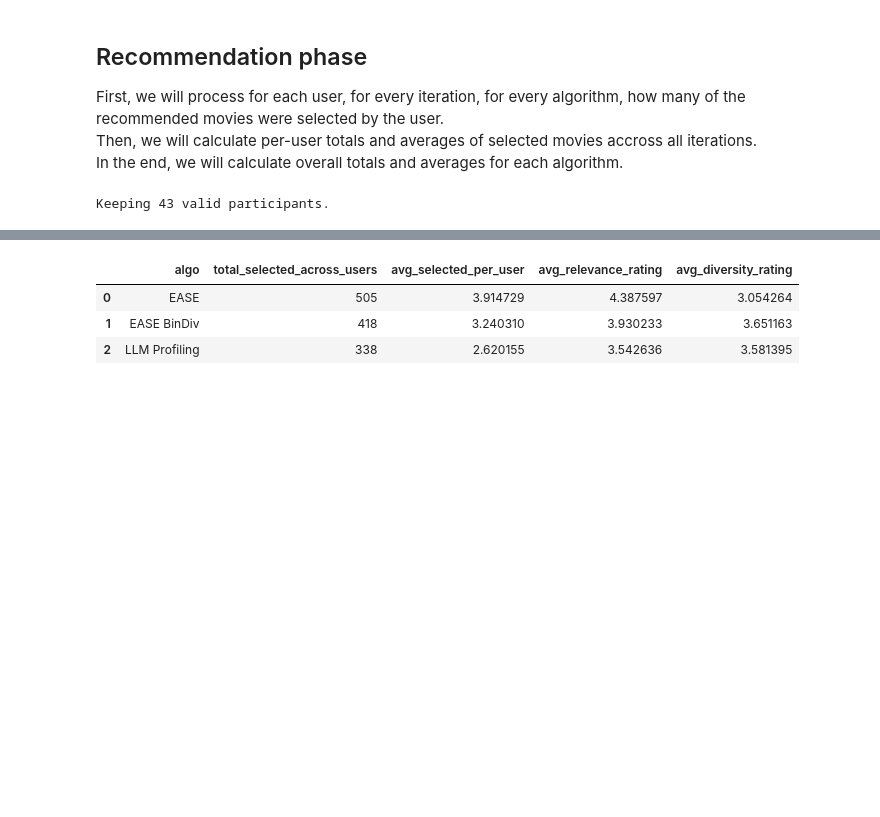
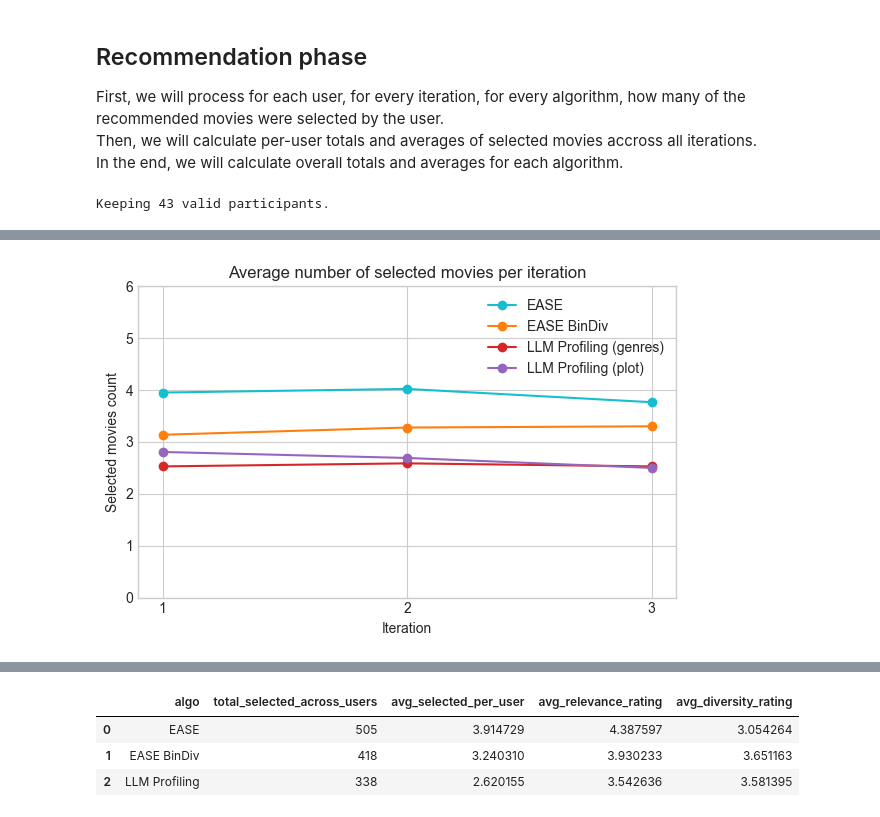
Before and after one commit to RichardFedak/llm-diversity, a Jupyter notebook: experiment/EasyStudy/reporting/report.ipynb, the cells around one changed output, grey strips where cells are left out. Drawn from its saved outputs; the diff is of its cells as text; code cells hidden in the pictures; blank space fills up the shorter version.

```diff
--- a/experiment/EasyStudy/reporting/report.ipynb
+++ b/experiment/EasyStudy/reporting/report.ipynb
@@ -507,3 +533,53 @@ plt.show()
+# %%
+grouped_df = per_iter_df.groupby(['iteration', 'algo', 'stimulus'])[['selected_count']].mean().reset_index()
+
+# For non-LLM Profiling algos, just keep stimulus as 'all'
+non_llm_df = grouped_df[grouped_df['algo'] != 'LLM Profiling'].copy()
+non_llm_df['stimulus'] = 'all'
+
+llm_df = grouped_df[grouped_df['algo'] == 'LLM Profiling'].copy()
+
+plot_df = pd.concat([non_llm_df, llm_df], ignore_index=True)
+
+colors = {
+    'EASE': '#17becf',
+    'EASE BinDiv': '#ff7f0e',
+    'LLM Profiling_plot': '#9467bd',
+    'LLM Profiling_genres': '#d62728'
+}
+
+fig, ax = plt.subplots(figsize=(6, 4))
+
+algos = per_iter_df['algo'].unique()
+
+for algo in algos:
+    if algo == "LLM Profiling":
+        # For LLM Profiling, split by stimulus
+        for stimulus, subset in per_iter_df[per_iter_df['algo'] == algo].groupby('stimulus'):
+            grouped = subset.groupby('iteration')['selected_count'].mean().reset_index()
+            label = f"{algo} ({stimulus})"
+            color_key = f"{algo}_{stimulus}"
+            ax.plot(grouped['iteration'], grouped['selected_count'], label=label,
+                    color=colors.get(color_key, 'black'), marker='o')
+    else:
+        # For other algos, just plot average across iterations
+        subset = per_iter_df[per_iter_df['algo'] == algo]
+        grouped = subset.groupby('iteration')['selected_count'].mean().reset_index()
+        ax.plot(grouped['iteration'], grouped['selected_count'], label=algo,
+                color=colors.get(algo, 'black'), marker='o')
+
+ax.set_title('Average number of selected movies per iteration')
+ax.set_xlabel('Iteration')
+ax.set_ylabel('Selected movies count')
+ax.set_ylim(0, 6)
+ax.xaxis.set_major_locator(MaxNLocator(integer=True))
+ax.legend()
+ax.grid(True)
+plt.tight_layout()
+plt.savefig("per_iter_selections_stimulus_fixed.pdf", format="pdf", bbox_inches="tight")
+plt.show()
+# %% [output]
+[figure, added]
 # %%
 grouped_df = per_iter_df.groupby(['iteration', 'algo'])[['relevance_rating', 'diversity_rating']].mean().reset_index()
 
```
Also changed, not shown: parts of 9 cells of this notebook.
